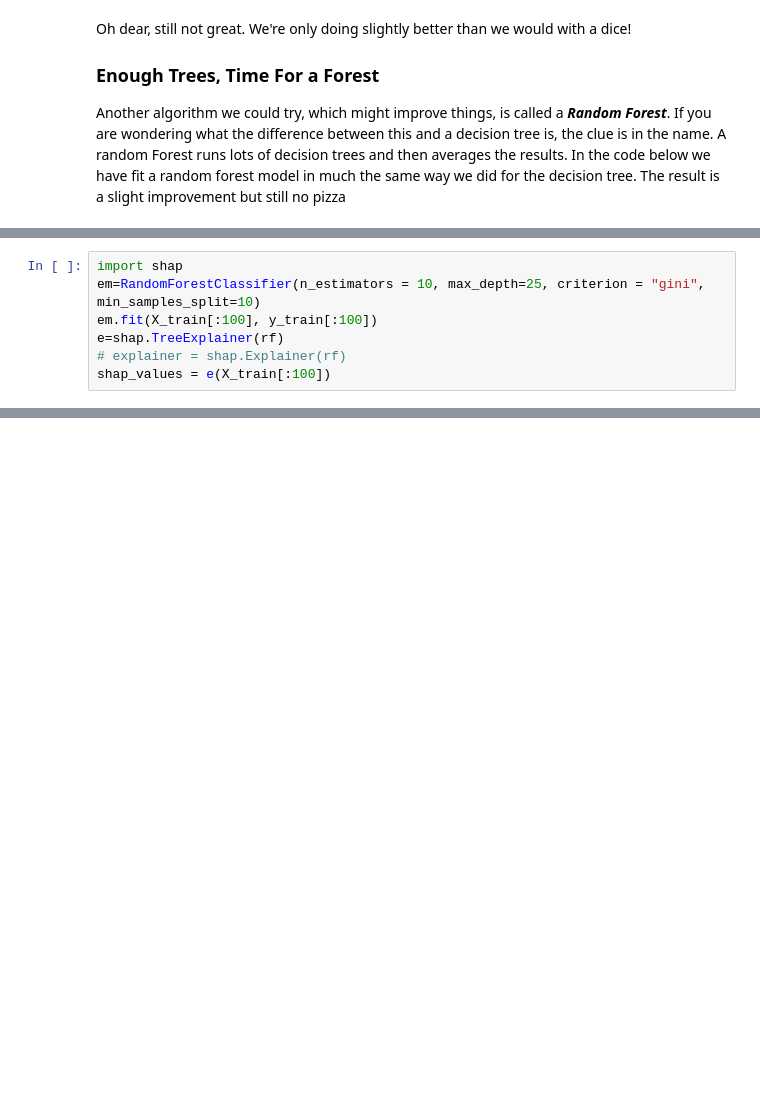
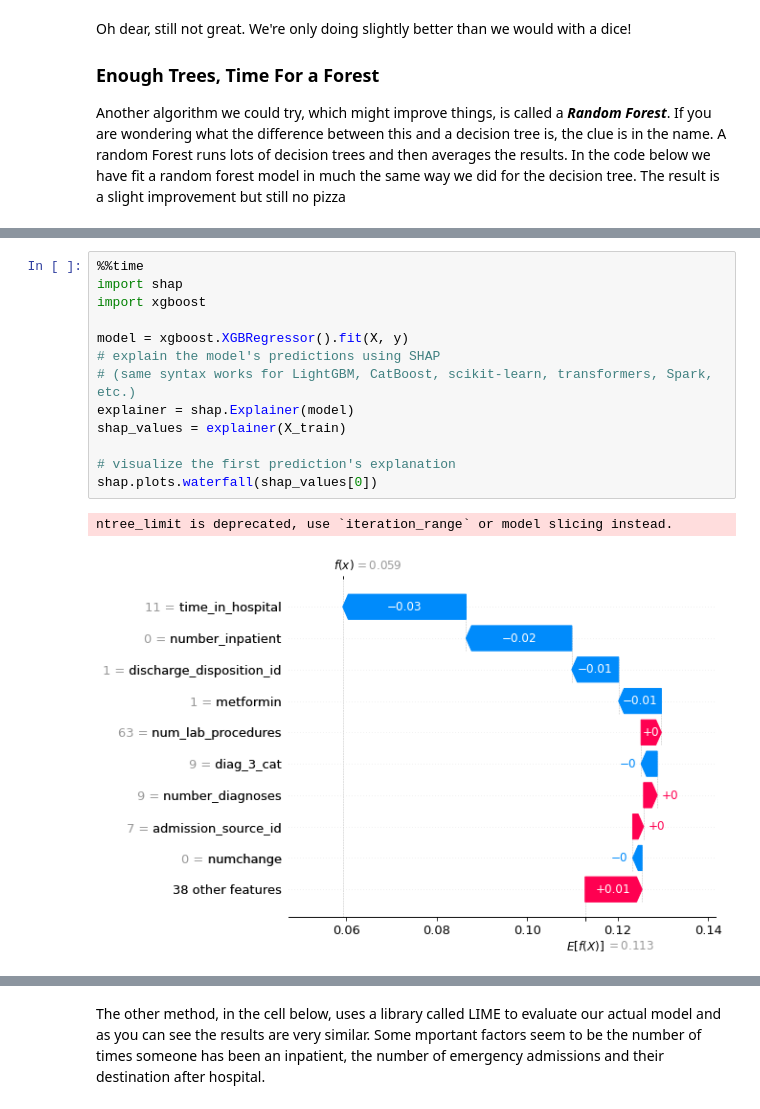
Before and after one commit to baldygeezer/tasterDay, a Jupyter notebook: diabetes_project.ipynb, the cells around one changed output, grey strips where cells are left out. Drawn from its saved outputs; the diff is of its cells as text; blank space fills up the shorter version.

Commit message:
added explainability

```diff
--- a/diabetes_project.ipynb
+++ b/diabetes_project.ipynb
@@ -645,7 +651,16 @@ explain the results
-# %%
-import shap
-em=RandomForestClassifier(n_estimators = 10, max_depth=25, criterion = "gini", min_samples_split=10)
-em.fit(X_train[:100], y_train[:100])
-e=shap.TreeExplainer(rf)
-# explainer = shap.Explainer(rf)
-shap_values = e(X_train[:100])
+# %%
+%%time
+import shap
+import xgboost
+
+model = xgboost.XGBRegressor().fit(X, y)
+# explain the model's predictions using SHAP
+# (same syntax works for LightGBM, CatBoost, scikit-learn, transformers, Spark, etc.)
+explainer = shap.Explainer(model)
+shap_values = explainer(X_train)
+
+# visualize the first prediction's explanation
+shap.plots.waterfall(shap_values[0])
+# %% [output]
+ntree_limit is deprecated, use `iteration_range` or model slicing instead.
+[figure, added]
@@ -652,3 +668,7 @@ shap_values = e(X_train[:100])
+# %% [markdown]
+The other method, in the cell below, uses a library called LIME to evaluate our actual model and as you can see the
+results are very similar. Some mportant factors seem to be the number of times someone has been an
+inpatient, the number of emergency admissions and their destination after hospital.
 # %%
 import lime
 import lime.lime_tabular
```
Also changed, not shown: parts of 9 cells of this notebook.
